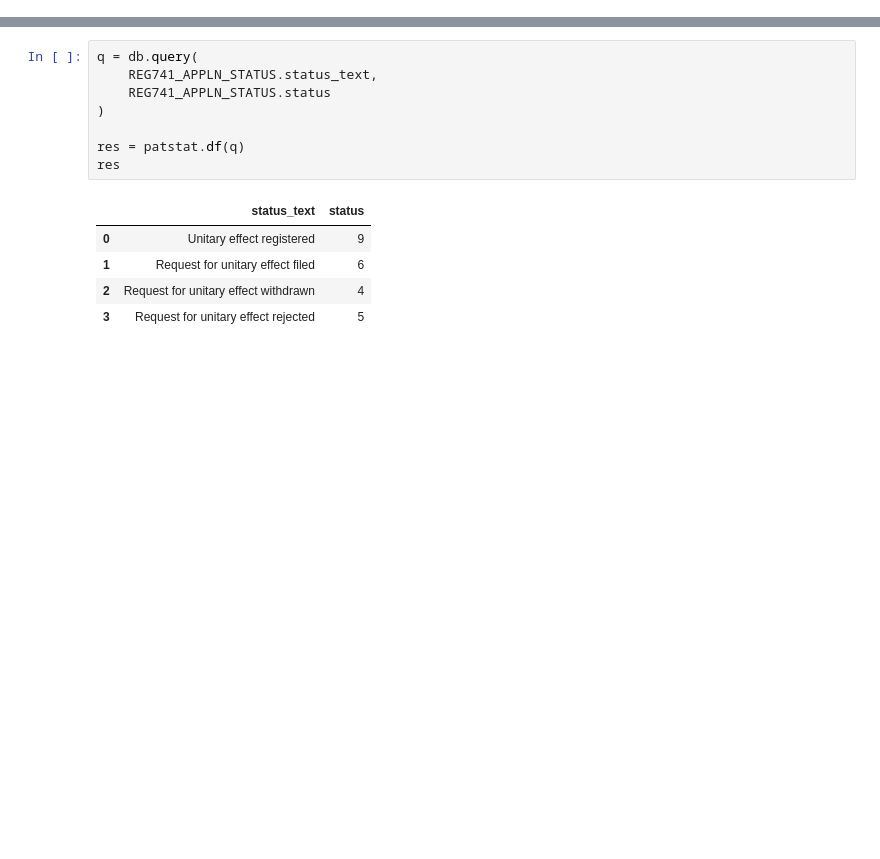
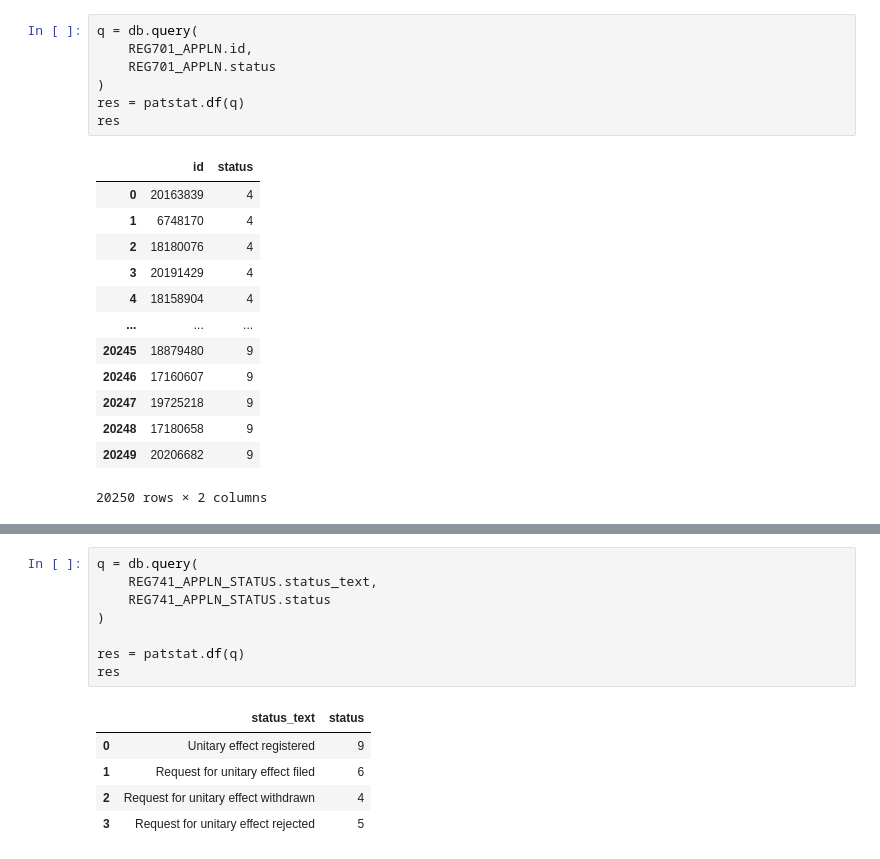
Before and after one commit to epo/tip-training, a Jupyter notebook: Patstat/Exercises/patstat_exercise_2.ipynb, the cells around one changed output, grey strips where cells are left out. Drawn from its saved outputs; the diff is of its cells as text; blank space fills up the shorter version.

Commit message:
Patstat exercise 2

```diff
--- a/Patstat/Exercises/patstat_exercise_2.ipynb
+++ b/Patstat/Exercises/patstat_exercise_2.ipynb
@@ -37,0 +23,21 @@ Finding the different status values
+# %%
+q = db.query(
+    REG701_APPLN.id,
+    REG701_APPLN.status
+)
+res = patstat.df(q)
+res
+# %% [output]
+|  | id | status |
+| 0 | 20163839 | 4 |
+| 1 | 6748170 | 4 |
+| 2 | 18180076 | 4 |
+| 3 | 20191429 | 4 |
+| 4 | 18158904 | 4 |
+| ... | ... | ... |
+| 20245 | 18879480 | 9 |
+| 20246 | 17160607 | 9 |
+| 20247 | 19725218 | 9 |
+| 20248 | 17180658 | 9 |
+| 20249 | 20206682 | 9 |
+20250 rows × 2 columns
```
Also changed, not shown: parts of 20 cells of this notebook.
